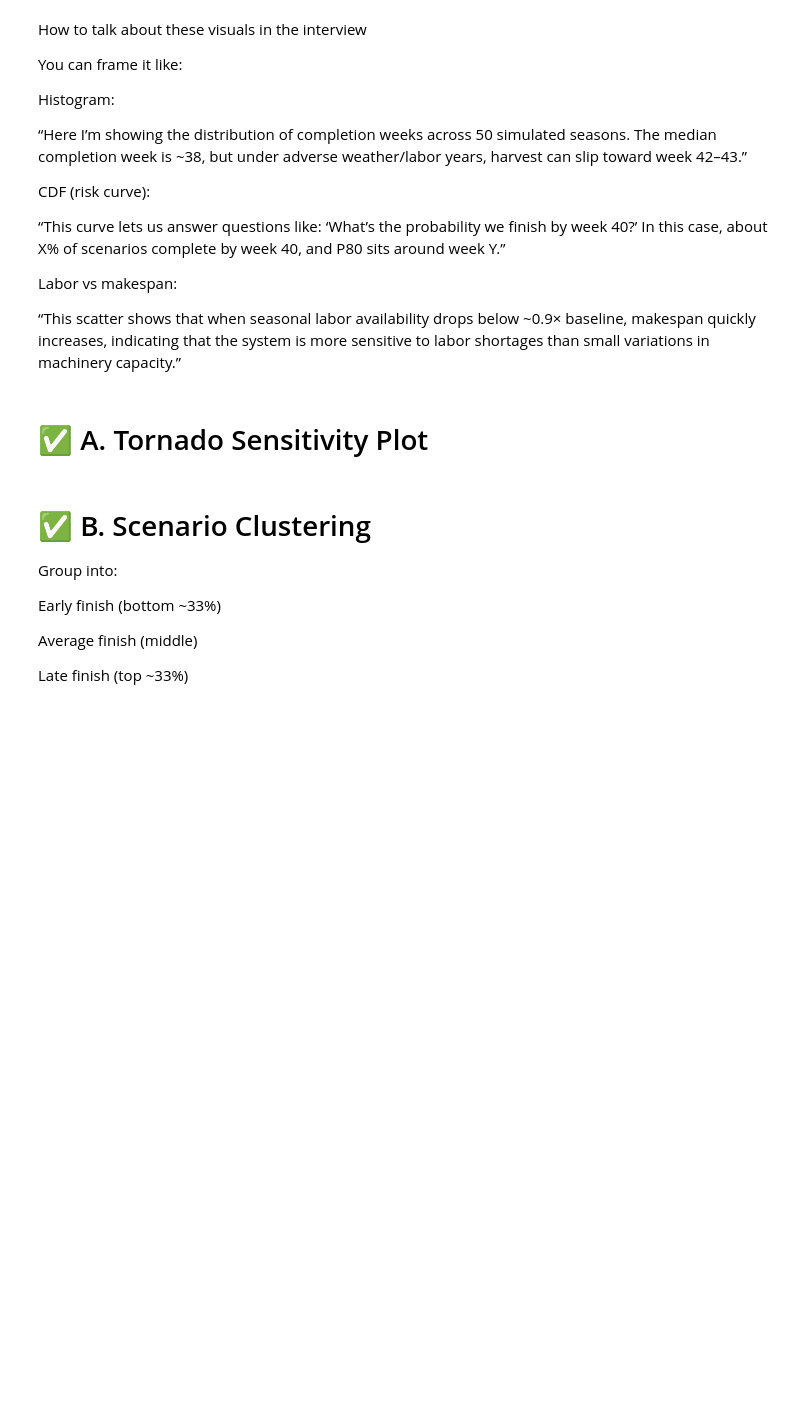
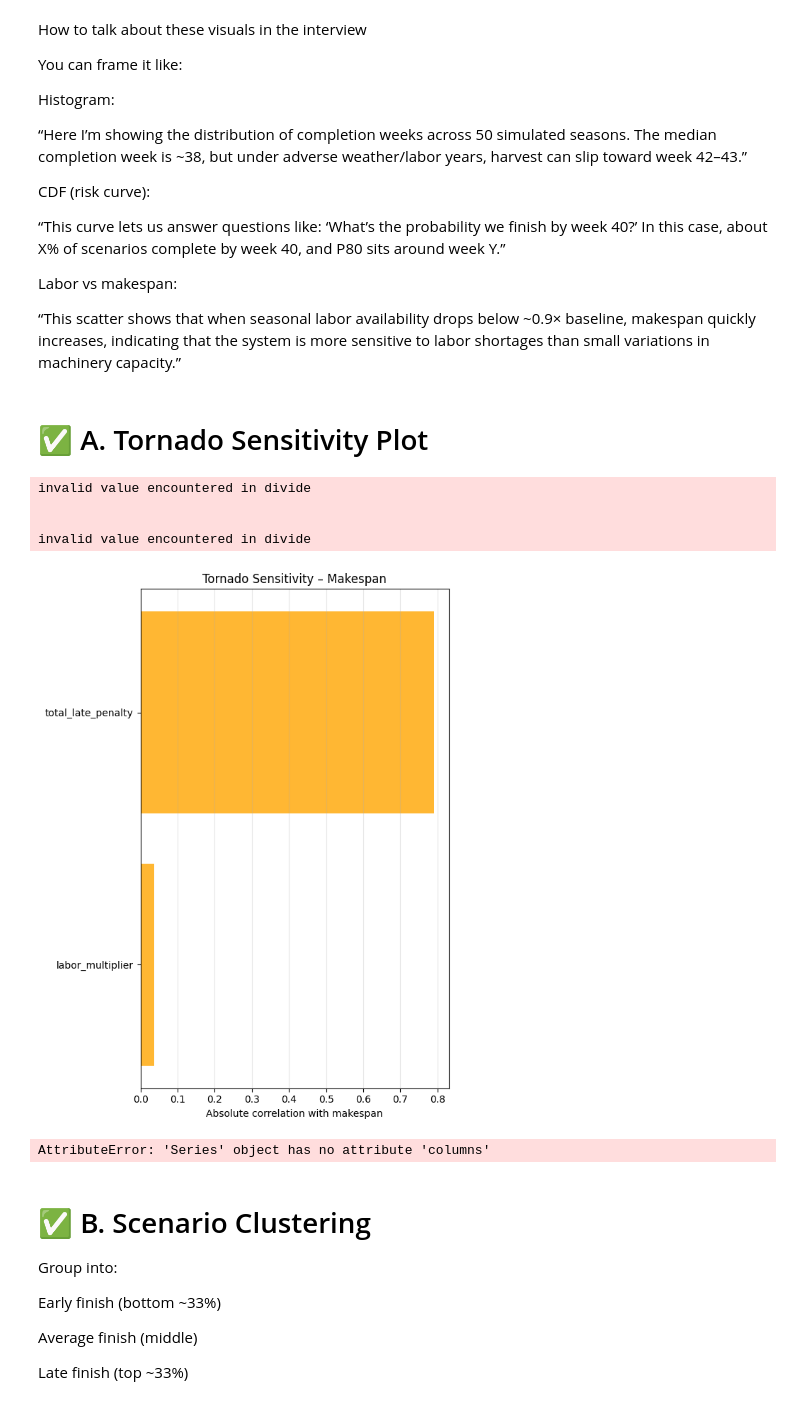
Before and after one commit to MubarizKhan/corn-planting-harvesting-optimization, a Jupyter notebook: src/notebooks/2.ipynb, the cells around one changed output. Saved outputs shown, nothing was run; the diff lists cells and outputs as text; code cells hidden in the pictures; blank space fills up the shorter version.

```diff
--- a/src/notebooks/2.ipynb
+++ b/src/notebooks/2.ipynb
@@ -1297,6 +1511,16 @@ def plot_tornado_sensitivity(mc_results, title="Tornado Sensitivity – Makespan
     plt.show()
 
     return corr_sorted
+# %%
+mc_clustered_2017 = plot_tornado_sensitivity(mc_results_2017)
+plot_tornado_sensitivity(mc_clustered_2017)
+# %% [output]
+invalid value encountered in divide
+
+
+invalid value encountered in divide
+[figure, added]
+AttributeError: 'Series' object has no attribute 'columns'
 # %% [markdown]
 # ✅ B. Scenario Clustering
 
```
Also changed, not shown: parts of 25 cells of this notebook, 19 other files.
